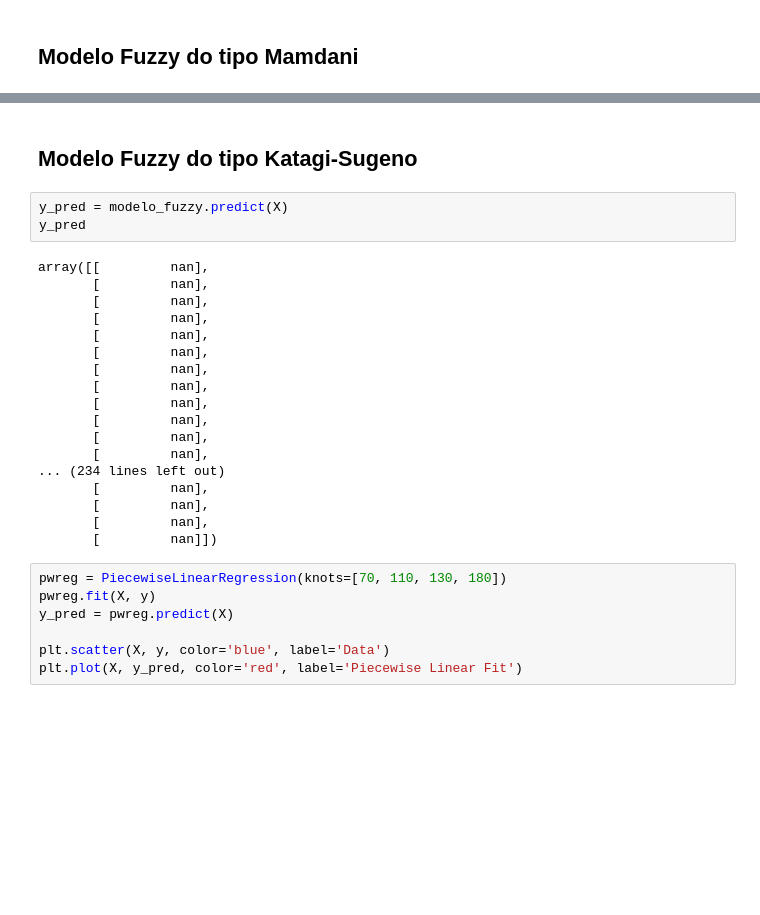
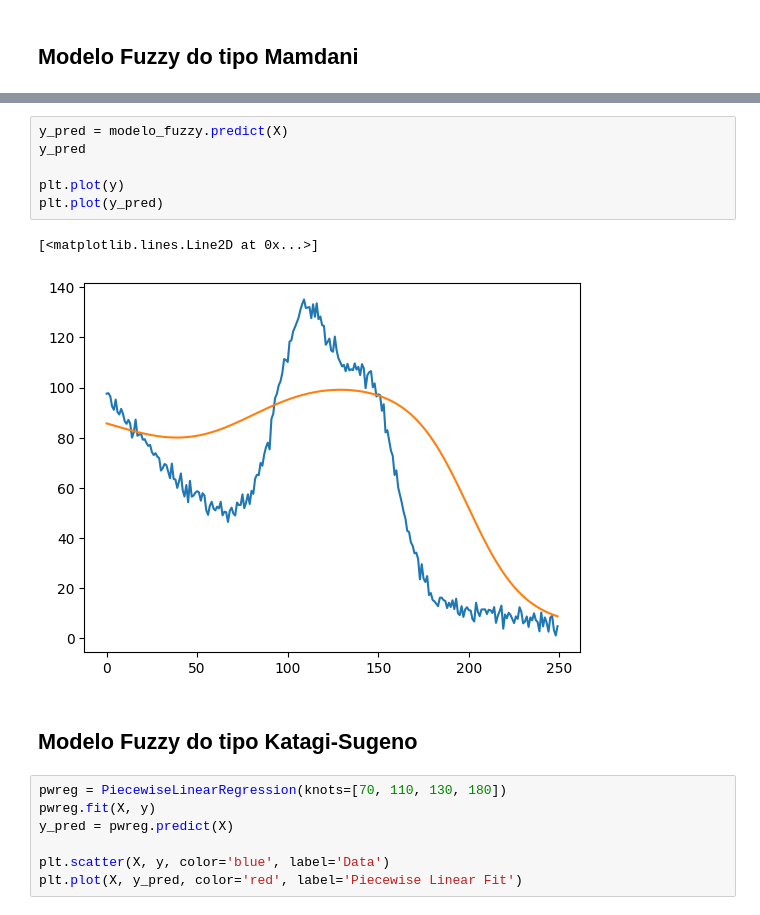
Before and after one commit to LuisFelipeCSouza/inteligencia-computacional-aplicada, a Jupyter notebook: notebooks/trabalho-1.ipynb, the cells around one changed output, grey strips where cells are left out. Saved outputs shown, nothing was run; the diff lists cells and outputs as text; blank space fills up the shorter version.

```diff
--- a/notebooks/trabalho-1.ipynb
+++ b/notebooks/trabalho-1.ipynb
@@ -241,26 +135,14 @@ array([[  1.],
+# %%
+y_pred = modelo_fuzzy.predict(X)
+y_pred
+
+plt.plot(y)
+plt.plot(y_pred)
+# %% [output]
+[<matplotlib.lines.Line2D at 0x...>]
+[figure, added]
 # %% [markdown]
 ## Modelo Fuzzy do tipo Katagi-Sugeno
-# %%
-y_pred = modelo_fuzzy.predict(X)
-y_pred
-# %% [output]
-array([[         nan],
-       [         nan],
-       [         nan],
-       [         nan],
-       [         nan],
-       [         nan],
-       [         nan],
-       [         nan],
-       [         nan],
-       [         nan],
-       [         nan],
-       [         nan],
-... (234 lines left out)
-       [         nan],
-       [         nan],
-       [         nan],
-       [         nan]])
 # %%
 pwreg = PiecewiseLinearRegression(knots=[70, 110, 130, 180])
 pwreg.fit(X, y)
```
Also changed, not shown: parts of 11 cells of this notebook.
